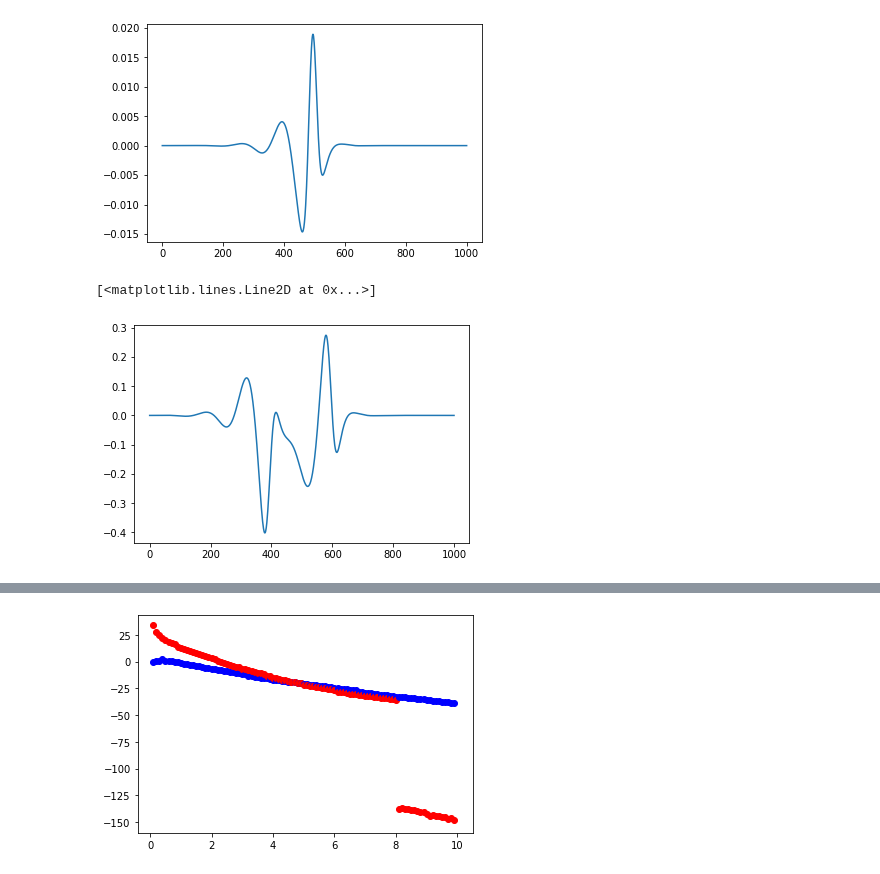
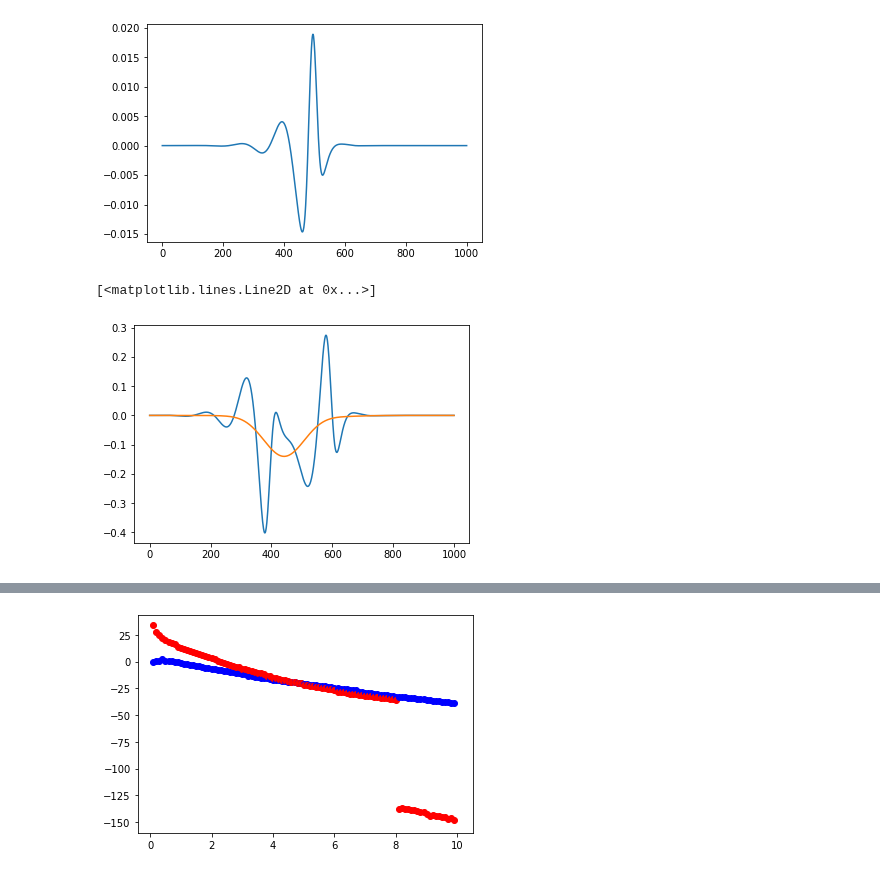
Before and after one commit to llincooi/retina_python, a Jupyter notebook: MB_FB_model/Show_spatial_filter (2D crosscorrelation)-RF-delta-Copy3.ipynb, the cells around one changed output, grey strips where cells are left out. Saved outputs shown, nothing was run; the diff lists cells and outputs as text; code cells hidden in the pictures.

```diff
--- a/MB_FB_model/Show_spatial_filter (2D crosscorrelation)-RF-delta-Copy3.ipynb
+++ b/MB_FB_model/Show_spatial_filter (2D crosscorrelation)-RF-delta-Copy3.ipynb
@@ -499,6 +502,7 @@ plt.plot(delSTKv1)
 [figure]
 # %%
 plt.plot(np.convolve(delSTKv1, SquareWave(100), 'same'))
+plt.plot(np.convolve(delSTKv1, GaussianWave(100*0.8), 'same'))
 # %% [output]
 [<matplotlib.lines.Line2D at 0x...>]
-[figure, old version]
+[figure, new version]
```
Also changed, not shown: parts of 18 cells of this notebook, 1 other file.
